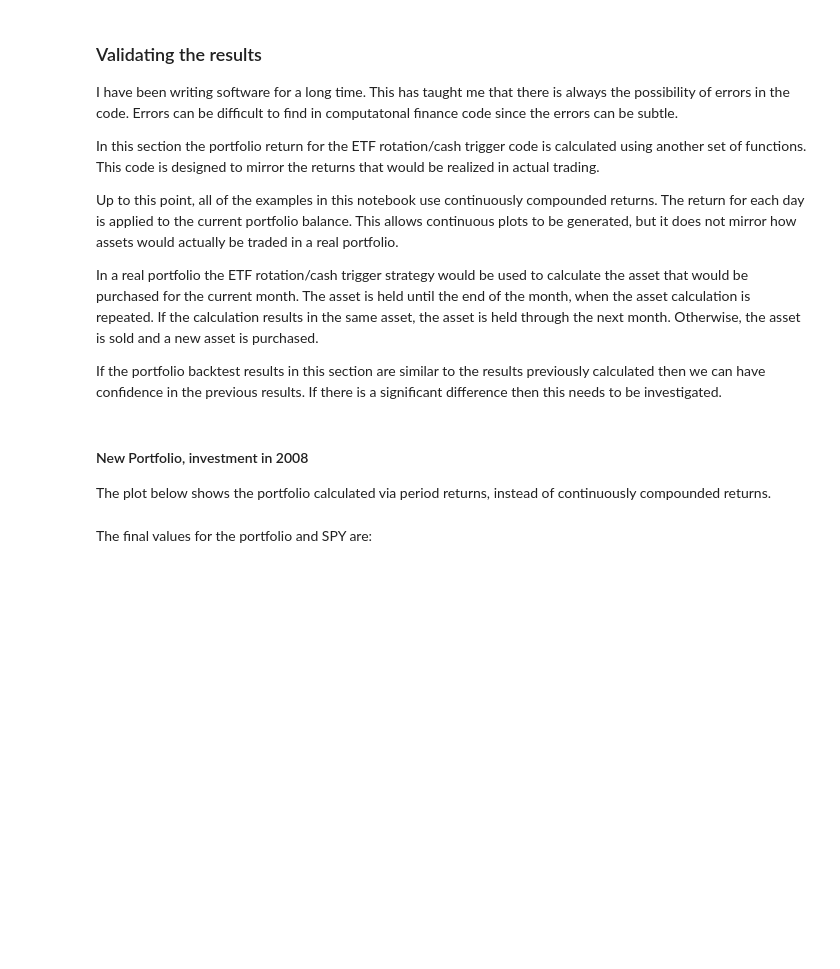
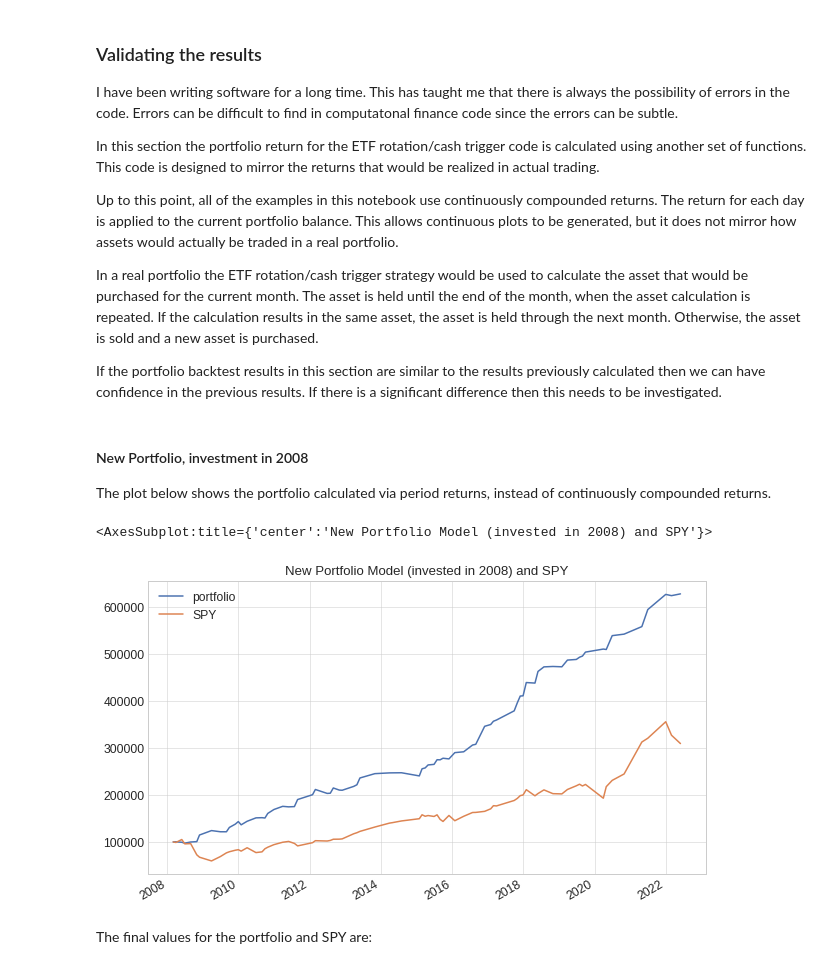
Before and after one commit to IanLKaplan/cash_trigger, a Jupyter notebook: cash_trigger.ipynb, the cells around one changed output. Saved outputs shown, nothing was run; the diff lists cells and outputs as text; code cells hidden in the pictures; blank space fills up the shorter version.

```diff
--- a/cash_trigger.ipynb
+++ b/cash_trigger.ipynb
@@ -1833,18 +1916,20 @@ def get_asset_investments(risk_asset: pd.DataFrame,
     end_date_l: List = []
     month_periods = find_month_periods(start_date, end_date, risk_asset)
     for index, period in month_periods.iterrows():
-        start_ix = period['start_ix']
-        end_ix = period['end_ix']
+        month_start_ix = period['start_ix']
+        month_end_ix = period['end_ix']
+        # back_start_ix is the start of the look back period used to calculate the highest returning asset
+        back_start_ix = (month_start_ix - trading_quarter) if (month_start_ix - trading_quarter) >= 0 else 0
         period_start_date: datetime = convert_date(period['start_date'])
         period_end_date: datetime = convert_date(period['end_date'])
         date_l.append(period_start_date)
         end_date_l.append(period_end_date)
         asset_name = ''
         if spy_data.risk_state(period_start_date) == RiskState.RISK_ON:
-            asset_name: str = chooseAssetName(start_ix, end_ix, risk_asset)
+            asset_name: str = chooseAssetName(back_start_ix, month_end_ix, risk_asset)
             risk_on: bool = True
         else:  # RISK_OFF - bonds
-            asset_name: str = chooseAssetName(start_ix, end_ix, bond_asset)
+            asset_name: str = chooseAssetName(back_start_ix, month_end_ix, bond_asset)
             risk_on: bool = False
         name_l.append(asset_name)
         risk_l.append(risk_on)
@@ -1925,8 +2010,10 @@ The plot below shows the portfolio calculated via period returns, instead of con
 compounded returns.
 </p>
 # %%
-ax = plot_df.plot(grid=True, title='New Portfolio Model (invested in 2008) and SPY', figsize=(10,6), logy=True)
-ax.set_ylabel('log 10')
+plot_df.plot(grid=True, title='New Portfolio Model (invested in 2008) and SPY', figsize=(10,6))
+# %% [output]
+<AxesSubplot:title={'center':'New Portfolio Model (invested in 2008) and SPY'}>
+[figure, added]
 # %% [markdown]
 <p>
 The final values for the portfolio and SPY are:
```
Also changed, not shown: parts of 33 cells of this notebook, 1 other file.
